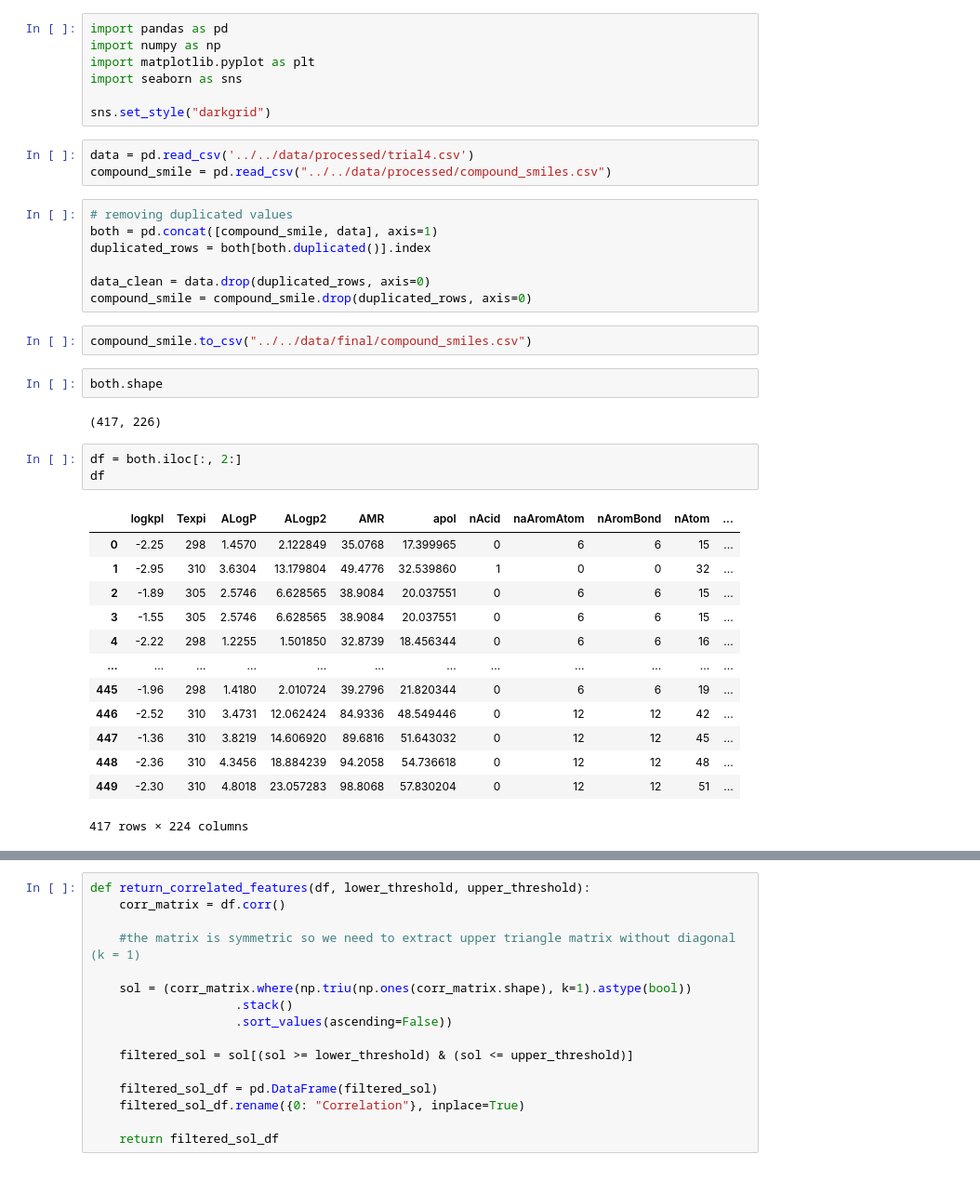
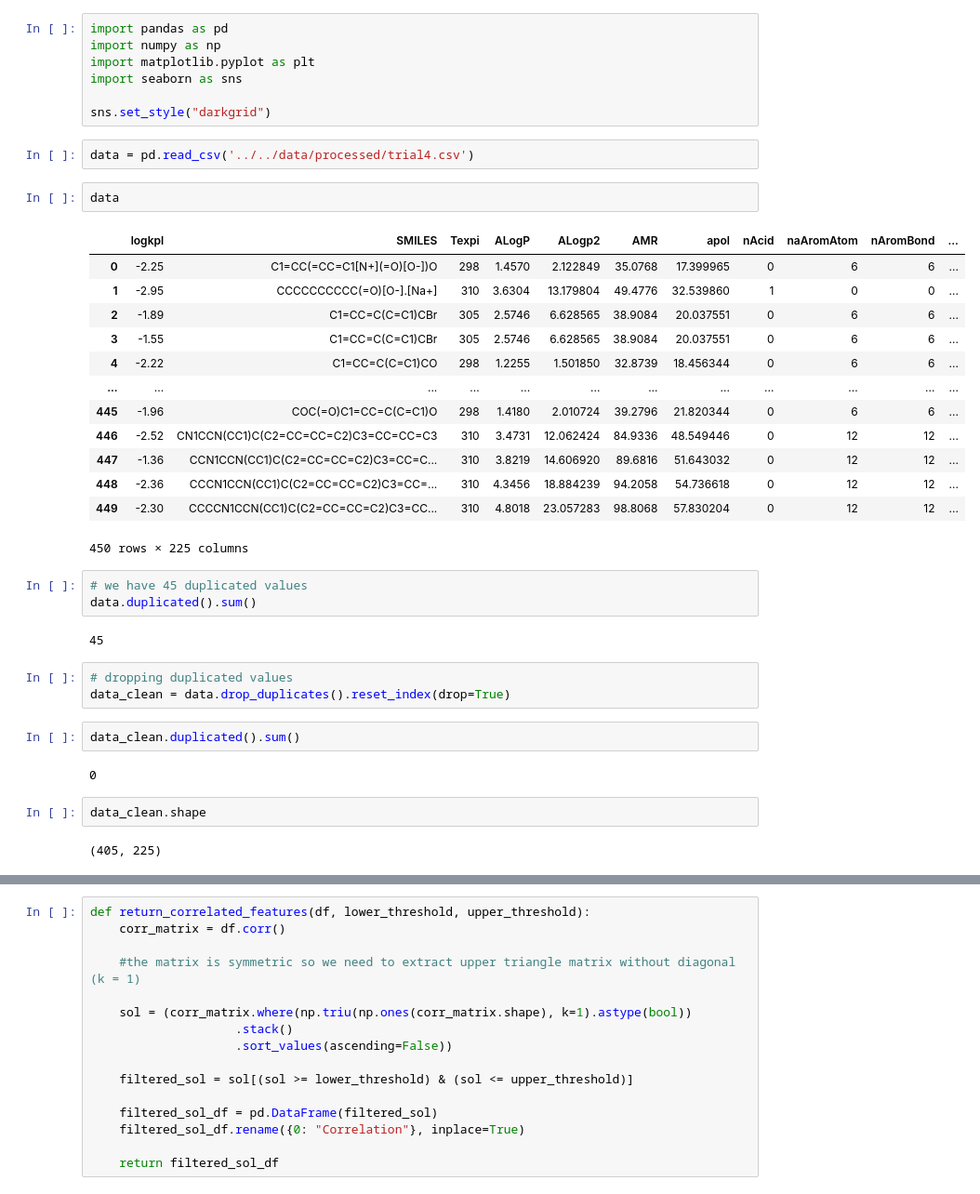
Before and after one commit to AhmadHammad21/Skin-Permeation, a Jupyter notebook: notebooks/trials/Descriptive Analysis.ipynb, the cells around one changed output, grey strips where cells are left out. Shown at 93% size. Saved outputs shown, nothing was run; the diff lists cells and outputs as text.

```diff
--- a/notebooks/trials/Descriptive Analysis.ipynb
+++ b/notebooks/trials/Descriptive Analysis.ipynb
@@ -7,34 +7,35 @@ import seaborn as sns
 sns.set_style("darkgrid")
 # %%
 data = pd.read_csv('../../data/processed/trial4.csv')
-compound_smile = pd.read_csv("../../data/processed/compound_smiles.csv")
-# %%
-# removing duplicated values
-both = pd.concat([compound_smile, data], axis=1)
-duplicated_rows = both[both.duplicated()].index
-
-data_clean = data.drop(duplicated_rows, axis=0)
-compound_smile = compound_smile.drop(duplicated_rows, axis=0)
-# %%
-compound_smile.to_csv("../../data/final/compound_smiles.csv")
+# %%
+data
+# %% [output]
+|  | logkpl | SMILES | Texpi | ALogP | ALogp2 | AMR | apol | nAcid | naAromAtom | nAromBond | ... |
+| 0 | -2.25 | C1=CC(=CC=C1[N+](=O)[O-])O | 298 | 1.4570 | 2.122849 | 35.0768 | 17.399965 | 0 | 6 | 6 | ... |
+| 1 | -2.95 | CCCCCCCCCC(=O)[O-].[Na+] | 310 | 3.6304 | 13.179804 | 49.4776 | 32.539860 | 1 | 0 | 0 | ... |
+| 2 | -1.89 | C1=CC=C(C=C1)CBr | 305 | 2.5746 | 6.628565 | 38.9084 | 20.037551 | 0 | 6 | 6 | ... |
+| 3 | -1.55 | C1=CC=C(C=C1)CBr | 305 | 2.5746 | 6.628565 | 38.9084 | 20.037551 | 0 | 6 | 6 | ... |
+| 4 | -2.22 | C1=CC=C(C=C1)CO | 298 | 1.2255 | 1.501850 | 32.8739 | 18.456344 | 0 | 6 | 6 | ... |
+| ... | ... | ... | ... | ... | ... | ... | ... | ... | ... | ... | ... |
+| 445 | -1.96 | COC(=O)C1=CC=C(C=C1)O | 298 | 1.4180 | 2.010724 | 39.2796 | 21.820344 | 0 | 6 | 6 | ... |
+| 446 | -2.52 | CN1CCN(CC1)C(C2=CC=CC=C2)C3=CC=CC=C3 | 310 | 3.4731 | 12.062424 | 84.9336 | 48.549446 | 0 | 12 | 12 | ... |
+| 447 | -1.36 | CCN1CCN(CC1)C(C2=CC=CC=C2)C3=CC=C... | 310 | 3.8219 | 14.606920 | 89.6816 | 51.643032 | 0 | 12 | 12 | ... |
+| 448 | -2.36 | CCCN1CCN(CC1)C(C2=CC=CC=C2)C3=CC=... | 310 | 4.3456 | 18.884239 | 94.2058 | 54.736618 | 0 | 12 | 12 | ... |
+| 449 | -2.30 | CCCCN1CCN(CC1)C(C2=CC=CC=C2)C3=CC... | 310 | 4.8018 | 23.057283 | 98.8068 | 57.830204 | 0 | 12 | 12 | ... |
+450 rows × 225 columns
+# %%
+# we have 45 duplicated values
+data.duplicated().sum()
+# %% [output]
+45
+# %%
+# dropping duplicated values
+data_clean = data.drop_duplicates().reset_index(drop=True)
+# %%
+data_clean.duplicated().sum()
+# %% [output]
+0
 # %%
-both.shape
+data_clean.shape
 # %% [output]
-(417, 226)
+(405, 225)
-# %%
-df = both.iloc[:, 2:]
-df
-# %% [output]
-|  | logkpl | Texpi | ALogP | ALogp2 | AMR | apol | nAcid | naAromAtom | nAromBond | nAtom | ... |
-| 0 | -2.25 | 298 | 1.4570 | 2.122849 | 35.0768 | 17.399965 | 0 | 6 | 6 | 15 | ... |
-| 1 | -2.95 | 310 | 3.6304 | 13.179804 | 49.4776 | 32.539860 | 1 | 0 | 0 | 32 | ... |
-| 2 | -1.89 | 305 | 2.5746 | 6.628565 | 38.9084 | 20.037551 | 0 | 6 | 6 | 15 | ... |
-| 3 | -1.55 | 305 | 2.5746 | 6.628565 | 38.9084 | 20.037551 | 0 | 6 | 6 | 15 | ... |
-| 4 | -2.22 | 298 | 1.2255 | 1.501850 | 32.8739 | 18.456344 | 0 | 6 | 6 | 16 | ... |
-| ... | ... | ... | ... | ... | ... | ... | ... | ... | ... | ... | ... |
-| 445 | -1.96 | 298 | 1.4180 | 2.010724 | 39.2796 | 21.820344 | 0 | 6 | 6 | 19 | ... |
-| 446 | -2.52 | 310 | 3.4731 | 12.062424 | 84.9336 | 48.549446 | 0 | 12 | 12 | 42 | ... |
-| 447 | -1.36 | 310 | 3.8219 | 14.606920 | 89.6816 | 51.643032 | 0 | 12 | 12 | 45 | ... |
-| 448 | -2.36 | 310 | 4.3456 | 18.884239 | 94.2058 | 54.736618 | 0 | 12 | 12 | 48 | ... |
-| 449 | -2.30 | 310 | 4.8018 | 23.057283 | 98.8068 | 57.830204 | 0 | 12 | 12 | 51 | ... |
-417 rows × 224 columns
```
Also changed, not shown: parts of 8 cells of this notebook, 6 other files.
